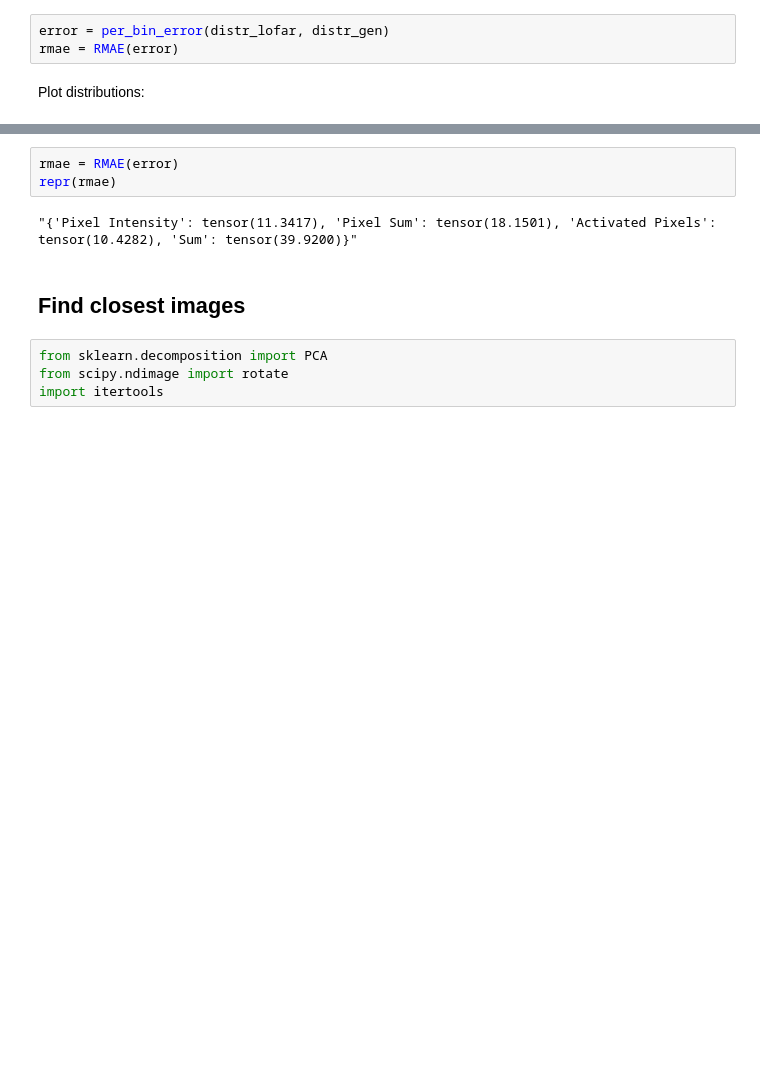
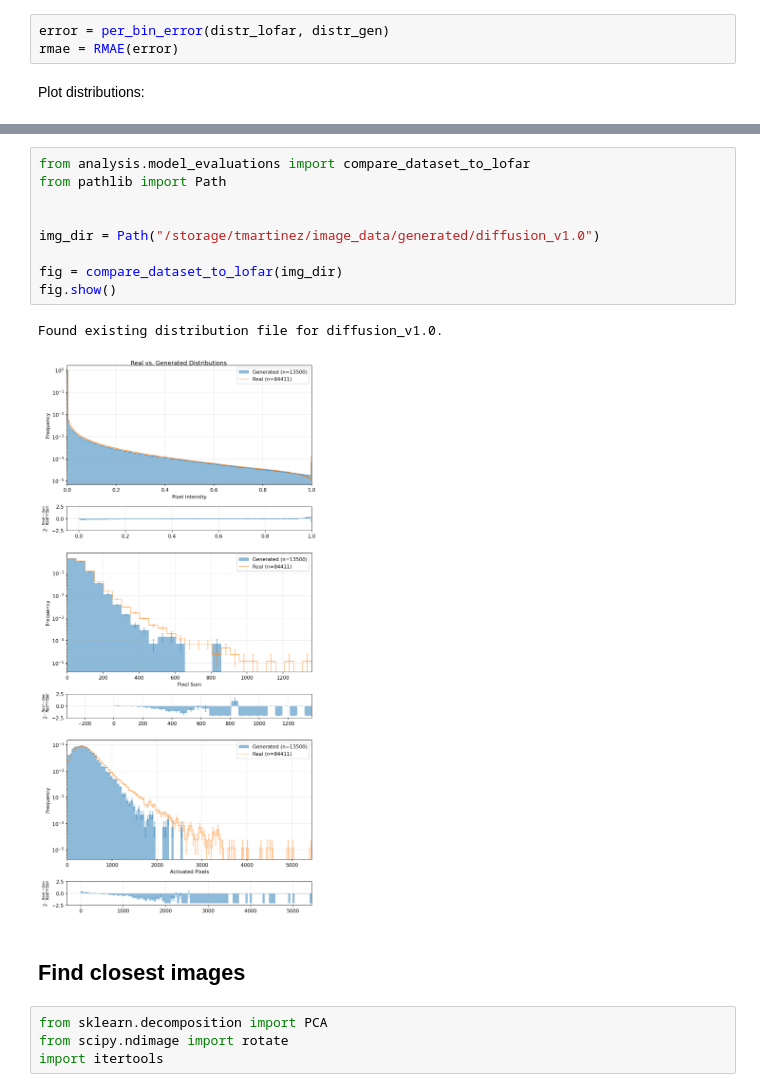
Before and after one commit to tmartinezML/LOFAR-Diffusion, a Jupyter notebook: src/notebooks/compare_datasets.ipynb, the cells around one changed output, grey strips where cells are left out. Cells and saved outputs as stored; diff of their text form; blank space fills up the shorter version.

```diff
--- a/src/notebooks/compare_datasets.ipynb
+++ b/src/notebooks/compare_datasets.ipynb
@@ -373,8 +410,15 @@ fig.show()
-# %%
-rmae = RMAE(error)
-repr(rmae)
-# %% [output]
-"{'Pixel Intensity': tensor(11.3417), 'Pixel Sum': tensor(18.1501), 'Activated Pixels': tensor(10.4282), 'Sum': tensor(39.9200)}"
+# %%
+from analysis.model_evaluations import compare_dataset_to_lofar
+from pathlib import Path
+
+
+img_dir = Path("/storage/tmartinez/image_data/generated/diffusion_v1.0")
+
+fig = compare_dataset_to_lofar(img_dir)
+fig.show()
+# %% [output]
+Found existing distribution file for diffusion_v1.0.
+[figure, added]
 # %% [markdown]
 ## Find closest images
 # %%
```
Also changed, not shown: parts of 21 cells of this notebook, 17 other files.
